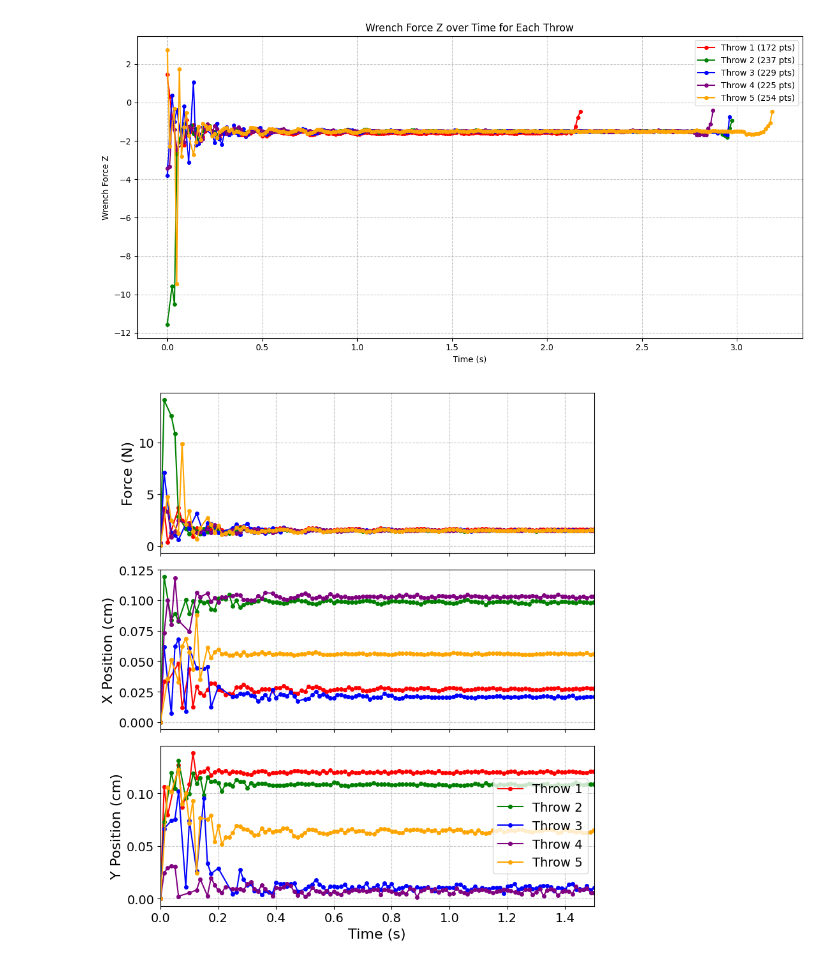
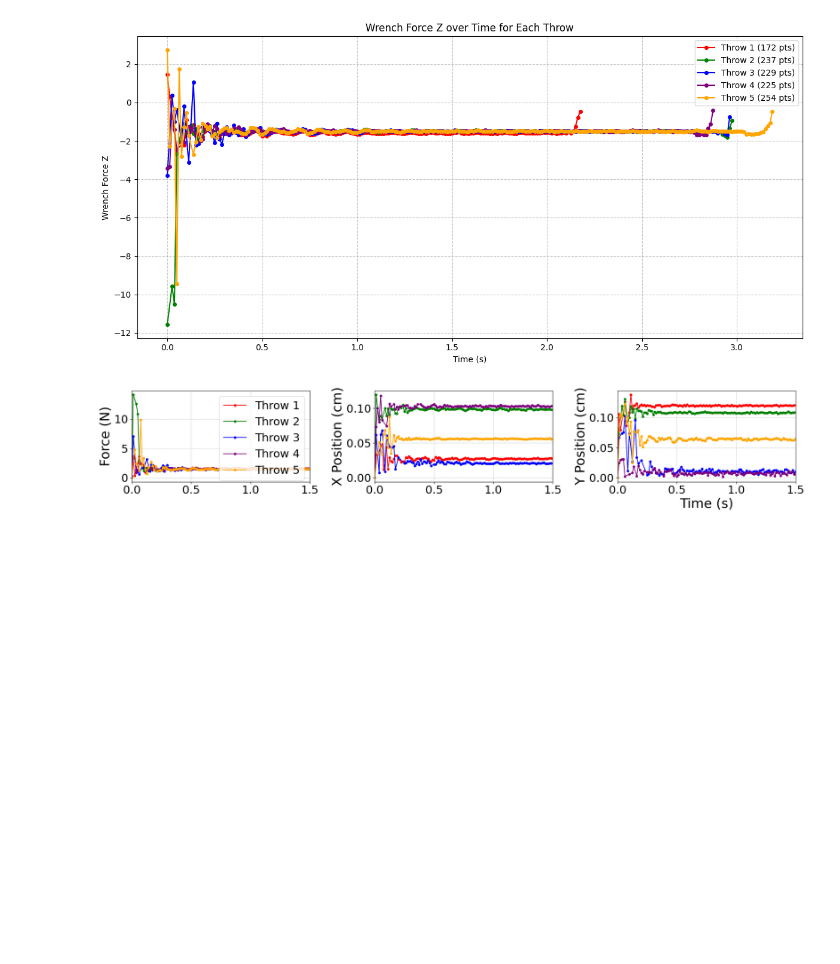
Before and after one commit to rayangdn/virtual_tactile_pad, a Jupyter notebook: ros_ws/src/virtual_tactile_pad/utils/contact_experiments/throwing.ipynb, the cells around one changed output. Drawn from its saved outputs; the diff is of its cells as text; code cells hidden in the pictures; blank space fills up the shorter version.

```diff
--- a/ros_ws/src/virtual_tactile_pad/utils/contact_experiments/throwing.ipynb
+++ b/ros_ws/src/virtual_tactile_pad/utils/contact_experiments/throwing.ipynb
@@ -156,17 +156,17 @@ def identify_throws(df):
 
 def plot_time_series(df):
     # Set the font size for all text elements
-    plt.rcParams.update({'font.size': 14,
-                        'axes.labelsize': 16,
-                        'axes.titlesize': 16,
-                        'xtick.labelsize': 14,
-                        'ytick.labelsize': 14,
-                        'legend.fontsize': 14})
+    plt.rcParams.update({'font.size': 24,
+                        'axes.labelsize': 26,
+                        'axes.titlesize': 26,
+                        'xtick.labelsize': 22,
+                        'ytick.labelsize': 22,
+                        'legend.fontsize': 22})
     # Get throws
     throws = identify_throws(df)
 
     # Create three subplots
-    fig, (ax0, ax1, ax2) = plt.subplots(3, 1, figsize=(8, 9), sharex=True)
+    fig, (ax0, ax1, ax2) = plt.subplots(1, 3, figsize=(20, 4), sharex=True)
 
     # Colors for different throws
     colors = ['red', 'green', 'blue', 'purple', 'orange', 'cyan', 'magenta', 'yellow']
@@ -188,33 +188,33 @@ def plot_time_series(df):
                 label=f'Throw {i+1}',
                 color=color, marker='o', markersize=4)
 
         # Plot contact Y position over time
         ax2.plot(times, positions[:, 1],
                 label=f'Throw {i+1}',
                 color=color, marker='o', markersize=4)
 
     # Customize the plots
     ax0.set_ylabel('Force (N)')
     ax0.grid(True, linestyle='--', alpha=0.7)
-    #ax0.legend()
+    ax0.legend(loc='upper right')
 
     ax1.set_ylabel('X Position (cm)')
     ax1.grid(True, linestyle='--', alpha=0.7)
     #ax1.legend()
 
     ax2.set_ylabel('Y Position (cm)')
     ax2.set_xlabel('Time (s)')
     ax2.grid(True, linestyle='--', alpha=0.7)
-    ax2.legend()
+    #ax2.legend()
 
     # Set x-axis limit to 1.5 seconds
     ax0.set_xlim(0, 1.5)
 
     # Adjust layout to prevent overlap
     plt.tight_layout()
     plt.savefig('../../img/throwing.png', dpi=600, bbox_inches='tight', format='png')
     # Show the plot
     plt.show()
 plot_time_series(df)
 # %% [output]
-[figure, old version]
+[figure, new version]
```
Also changed, not shown: 1 other file.
